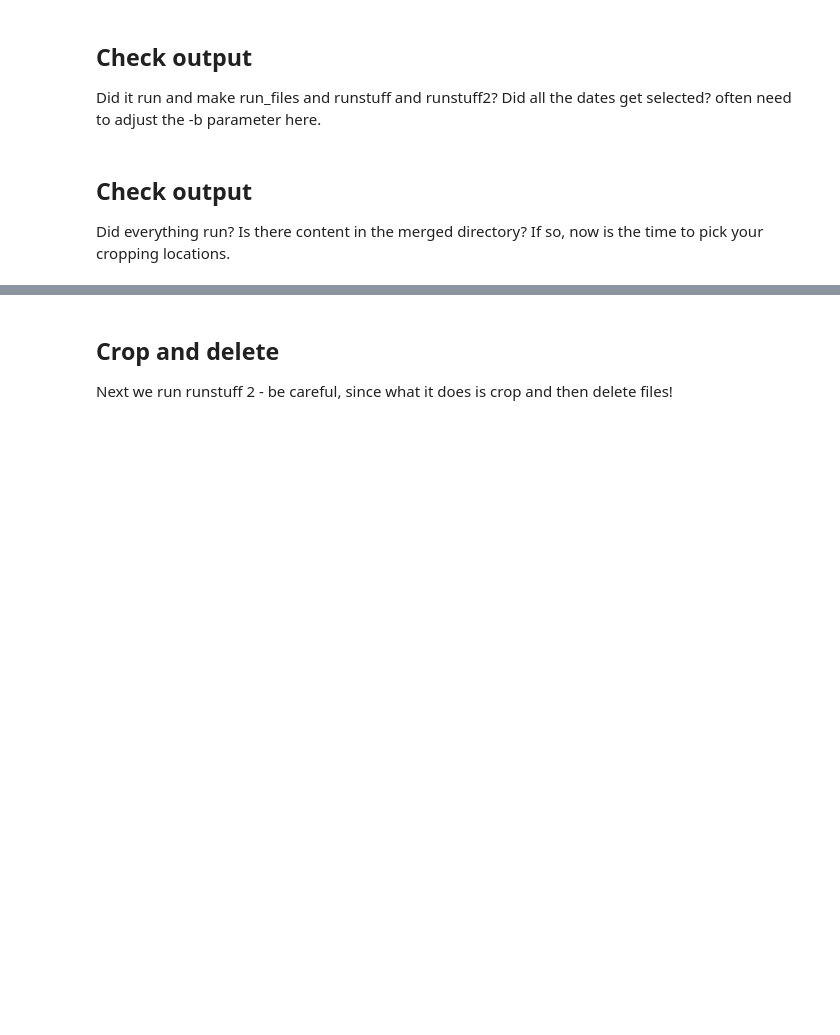
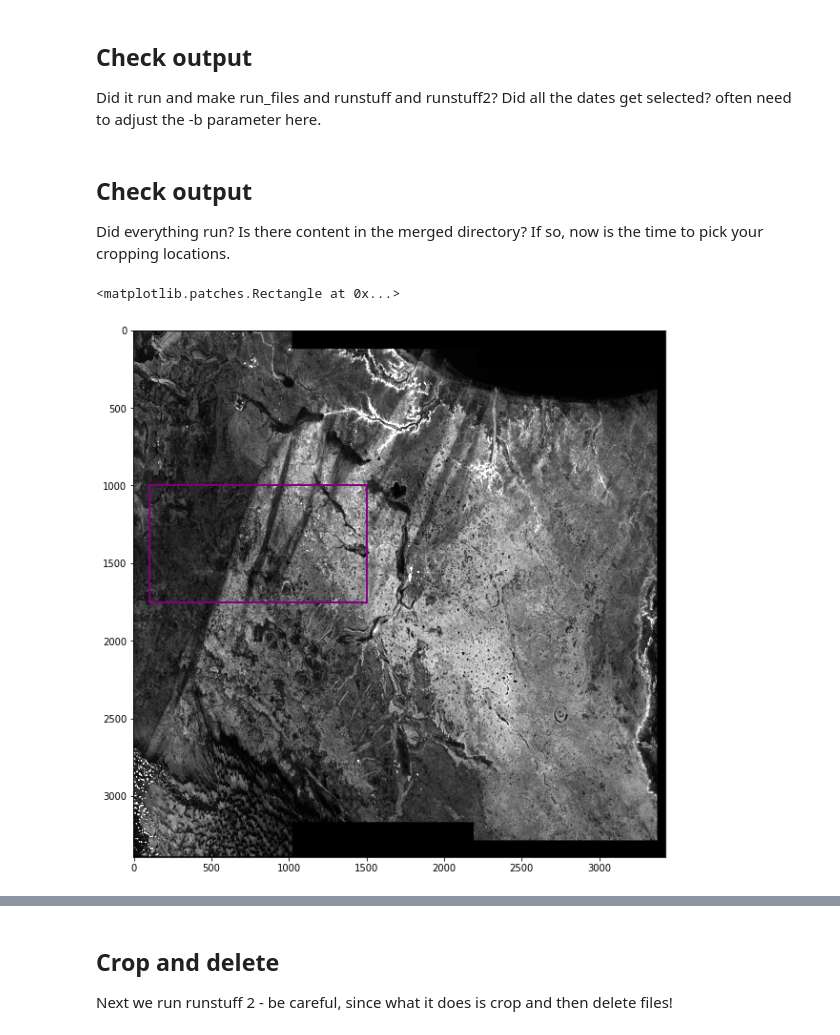
Before and after one commit to rolohman/OSL_stack, a Jupyter notebook: run_all.ipynb, the cells around one changed output, grey strips where cells are left out. Cells and saved outputs as stored; diff of their text form; code cells hidden in the pictures; blank space fills up the shorter version.

```diff
--- a/run_all.ipynb
+++ b/run_all.ipynb
@@ -28,6 +28,7 @@ track   = "&relativeOrbit=130" #also referred to as "relative orbit"
 date1   = '&start=2018-05-01'  #start of search date period
 date2   = '&end=2018-10-01'    #end of search date period
 refdate = '20180502'
+pltdate = '20180514_20180526' #pair that you will plot in a later step
 
 narrowpoly = ' -b \'18.33 20.43 54.95 57.55\' ' #this is the area you want to extract, but may need be adjusted after your first iter of stackSentinel_VH
 swaths     = ' -n \'1 2 3\''    #list of swaths if you know you only need one or two, otherwise all.
@@ -85,22 +107,25 @@ Did everything run?  Is there content in the merged directory?  If so, now is th
 # %%
 #bounds of our cropped region
 x1=int(croppoly[0]/20)
 x2=int((croppoly[0]+croppoly[2])/20)
 y1=int(croppoly[1]/4)
 y2=int((croppoly[1]+croppoly[3])/4)
 
-ds = gdal.Open("/home/jovyan/Oman/merged/interferograms/20180514_20180526/fine.int", gdal.GA_ReadOnly)
+ds = gdal.Open("/home/jovyan/Oman/merged/interferograms/"+pltdate+"/fine.int", gdal.GA_ReadOnly)
 data_array = ds.GetRasterBand(1).ReadAsArray()
 
 ang_data_array= np.angle(data_array)
 abs_data_array= np.abs(data_array)
 plt.figure(figsize=(10, 11))
 #plt.imshow(ang_data_array,vmin=-np.pi, vmax=np.pi, cmap='jet')
 plt.imshow(abs_data_array,vmin=0, vmax=10000, cmap='gray')
 rect=mpatches.Rectangle((x1,y1),(x2-x1),(y2-y1),
                         fill=False,
                         color="purple",
                        linewidth=2)
                        #facecolor="red")
 plt.gca().add_patch(rect)
+# %% [output]
+<matplotlib.patches.Rectangle at 0x...>
+[figure, added]
 # %%
```
Also changed, not shown: parts of 13 cells of this notebook.
